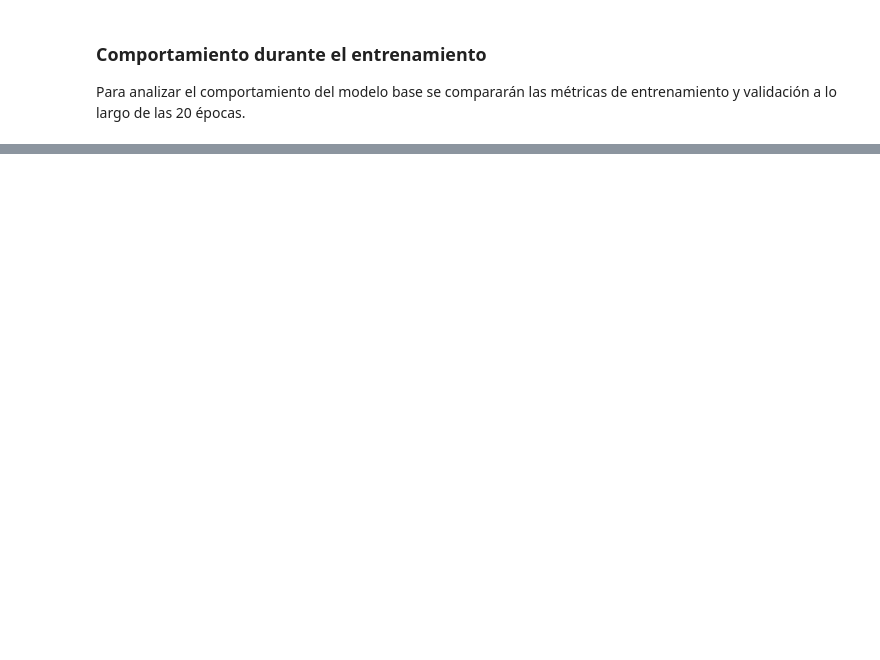
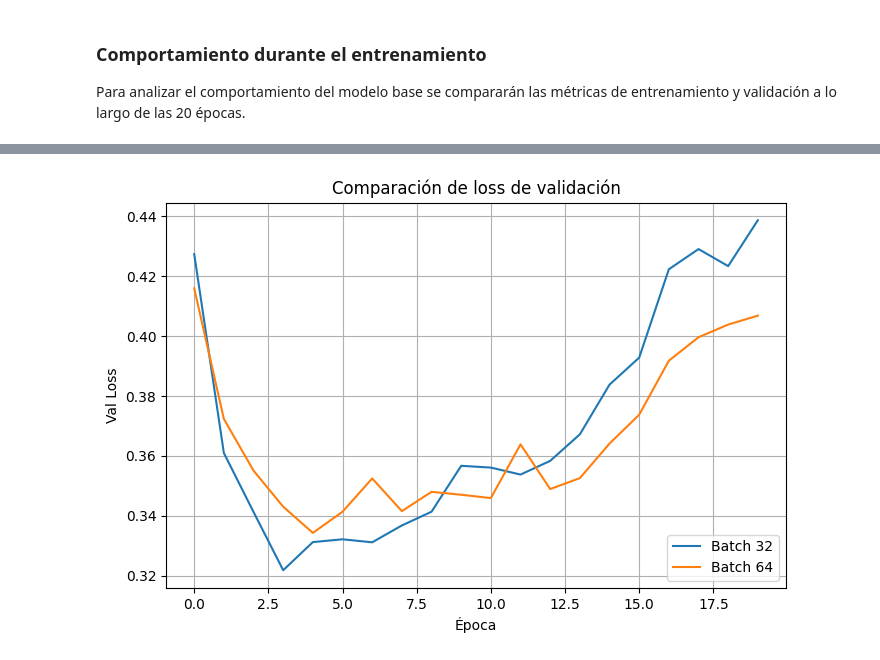
Before and after one commit to JavierPelao/Deep_Learning_Ev1, a Jupyter notebook: Deep_Learning_Ev1.ipynb, the cells around one changed output, grey strips where cells are left out. Cells and saved outputs as stored; diff of their text form; code cells hidden in the pictures; blank space fills up the shorter version.

```diff
--- a/Deep_Learning_Ev1.ipynb
+++ b/Deep_Learning_Ev1.ipynb
@@ -355,0 +502,16 @@ Esto indica que el modelo comienza a presentar sobreajuste, ya que continúa mej
+# %%
+# Comparar loss de validación para ambos batch size
+plt.figure(figsize=(8, 5))
+
+plt.plot(history_base.history["val_loss"], label="Batch 32")
+plt.plot(history_batch64.history["val_loss"], label="Batch 64")
+
+plt.title("Comparación de loss de validación")
+plt.xlabel("Época")
+plt.ylabel("Val Loss")
+plt.legend()
+plt.grid()
+
+plt.show()
+# %% [output]
+[figure, added]
```
Also changed, not shown: parts of 55 cells of this notebook.
